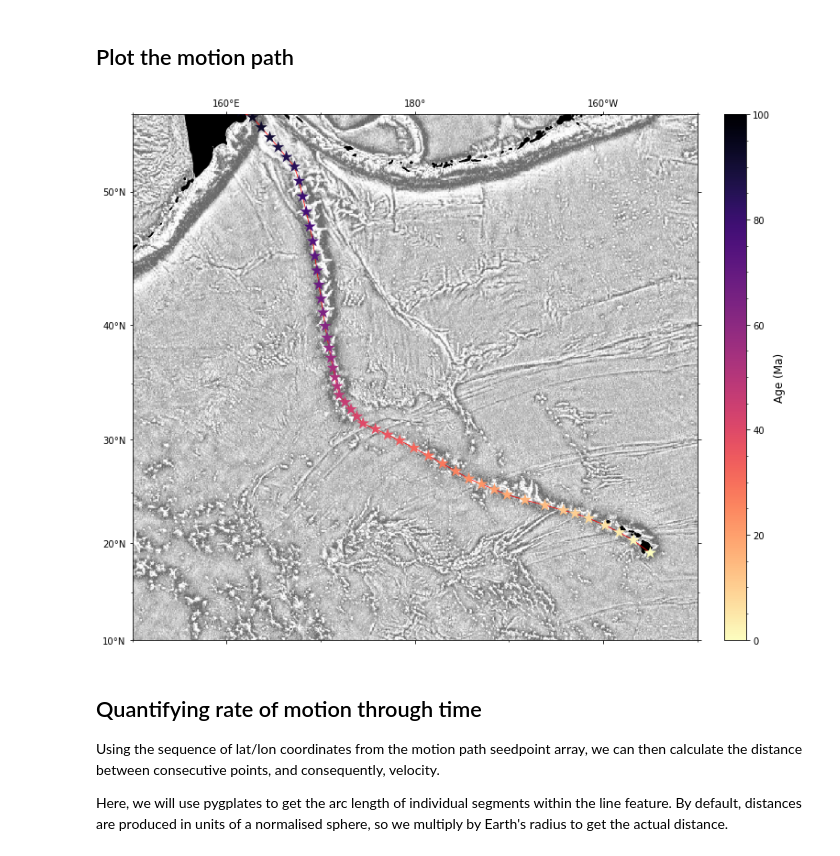
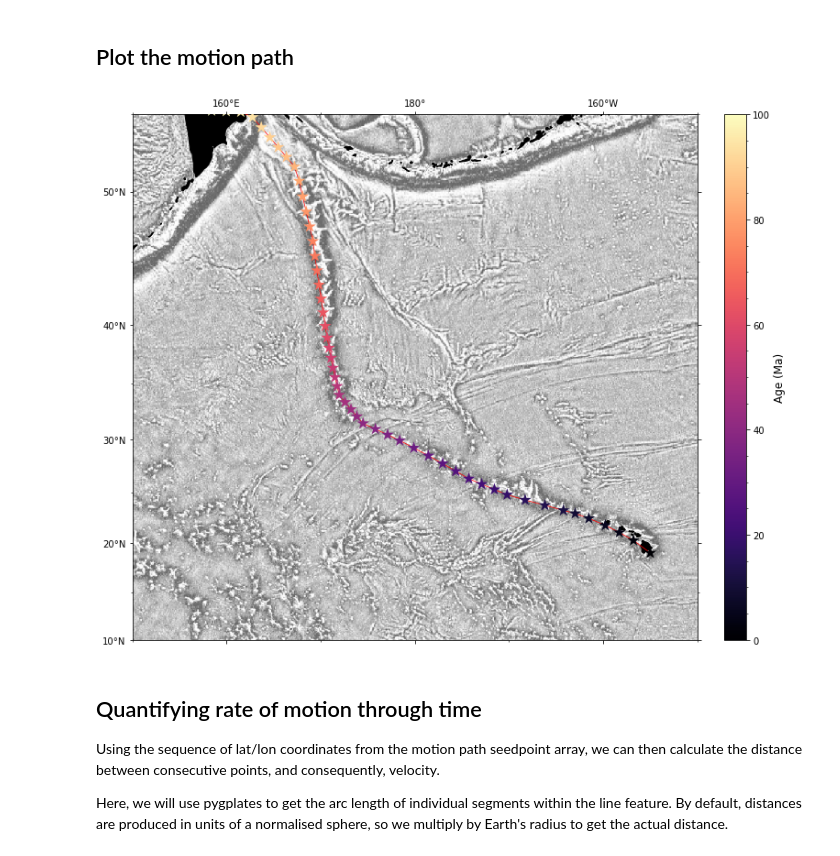
Before and after one commit to GPlates/pygplates-course-2022, a Jupyter notebook: 03-Motion-paths-and-flowlines.ipynb, the cells around one changed output. Drawn from its saved outputs; the diff is of its cells as text; code cells hidden in the pictures.

```diff
--- a/03-Motion-paths-and-flowlines.ipynb
+++ b/03-Motion-paths-and-flowlines.ipynb
@@ -217,0 +244,22 @@ plt.show()
+# %%
+distance = []
+for reconstructed_motion_path in reconstructed_flowlines:
+    for segment in reconstructed_motion_path.get_left_flowline().get_segments():
+        distance.append(segment.get_arc_length() * pygplates.Earth.mean_radius_in_kms)
+
+# Get rate of motion as distance per Myr
+# need to multiply rate by 2, since flowlines give us half-spreading rate
+rate = (np.asarray(distance)/time_step ) * 2 # since we created the flowline at X increment
+
+# ---
+fig = plt.figure(figsize=(10,5))
+
+# plt.plot(times, velocity_magnitude, label='Calculated using velocities')
+plt.plot(times[:-1], rate)
+plt.xlabel('Time (Ma)', fontsize=12)
+plt.xlim(0, 80)
+plt.ylim(0, 70)
+plt.ylabel('Spreading Rate (km/Myr)', fontsize=12)
+plt.gca().invert_xaxis()
+
+plt.show()
@@ -250,13 +300,13 @@ Generate the actual motion path geometry predicted by the rotation model using `
 
 In this example, we will use the [Wessel and Kroenke (2008)](https://doi.org/10.1029/2007JB005499) *WK-08A* rotations, which are included in the [Matthews et al (2016)](http://dx.doi.org/10.1016/j.gloplacha.2016.10.002) rotation file (included with the GPlates 2.2 Sample Data).
 # %%
-rotation_filename = 'Data/Matthews_etal_GPC_2016_410-0Ma_GK07.rot'
-rotation_model = pygplates.RotationModel(rotation_filename)
+rotation_filename_M16 = 'Data/Matthews_etal_GPC_2016_410-0Ma_GK07.rot'
+rotation_model_M16 = pygplates.RotationModel(rotation_filename_M16)
 
 # Create the shape of the motion path
 reconstruction_time = 0
-reconstructed_motion_paths = []
-pygplates.reconstruct(motion_path_feature, rotation_model, reconstructed_motion_paths, reconstruction_time,
+reconstructed_motion_paths_M16 = []
+pygplates.reconstruct(motion_path_feature, rotation_model_M16, reconstructed_motion_paths_M16, reconstruction_time,
                       reconstruct_type=pygplates.ReconstructType.motion_path)
 # %% [markdown]
 ## Plot the motion path
@@ -295,36 +345,36 @@ ax.imshow(img, cmap='Greys_r', origin='upper', extent=img_extent, alpha=0.6,
 ax.add_feature(cfeature.LAND, color='k', zorder=2)
 
 # --- Get the reconstructed motion path.
 # This is easier than flowlines, since we don't have left and right sides
 date_line_wrapper = pygplates.DateLineWrapper()
-for reconstructed_motion_path in reconstructed_motion_paths:
+for reconstructed_motion_path in reconstructed_motion_paths_M16:
     wrapped_line = date_line_wrapper.wrap(line)
     trail = reconstructed_motion_path.get_motion_path().to_lat_lon_array()
 
 lon, lat = np.flipud(trail[:, 1]), np.flipud(trail[:, 0])
 
 # convert lons to 360 format (cartopy does not like plotting lines across the antimeridian)
 lon_360 = []
 for i in lon:
     lon_360.append(i + 360 if i < 0 else i)
 
 # --- plot motion path
 ax.plot(lon_360, lat, color='r', linewidth=0.75, transform=ccrs.PlateCarree(), zorder=3)
-mp = ax.scatter(lon, lat, 200, marker='*', c=times, cmap=plt.cm.magma_r, edgecolor='none',
+mp = ax.scatter(lon, lat, 200, marker='*', c=times, cmap=plt.cm.magma, edgecolor='none',
                 transform=ccrs.PlateCarree(), vmin=times[0], vmax=times[-1], zorder=4)
 
 # --- Set a colorbar to help visualise the passage of every Xth Myr.
 divider = make_axes_locatable(ax)
 cax = divider.new_horizontal(size="4%", pad=0.4, axes_class=plt.Axes)
 fig.add_axes(cax)
 cbar = plt.colorbar(mp, cax=cax, orientation="vertical")
 cbar.set_label('Age (Ma)', fontsize=12)
 cbar.ax.minorticks_on()
 
 
 plt.show()
 # %% [output]
-[figure, old version]
+[figure, new version]
 # %% [markdown]
 ## Quantifying rate of motion through time
 
```
Also changed, not shown: parts of 11 cells of this notebook.
